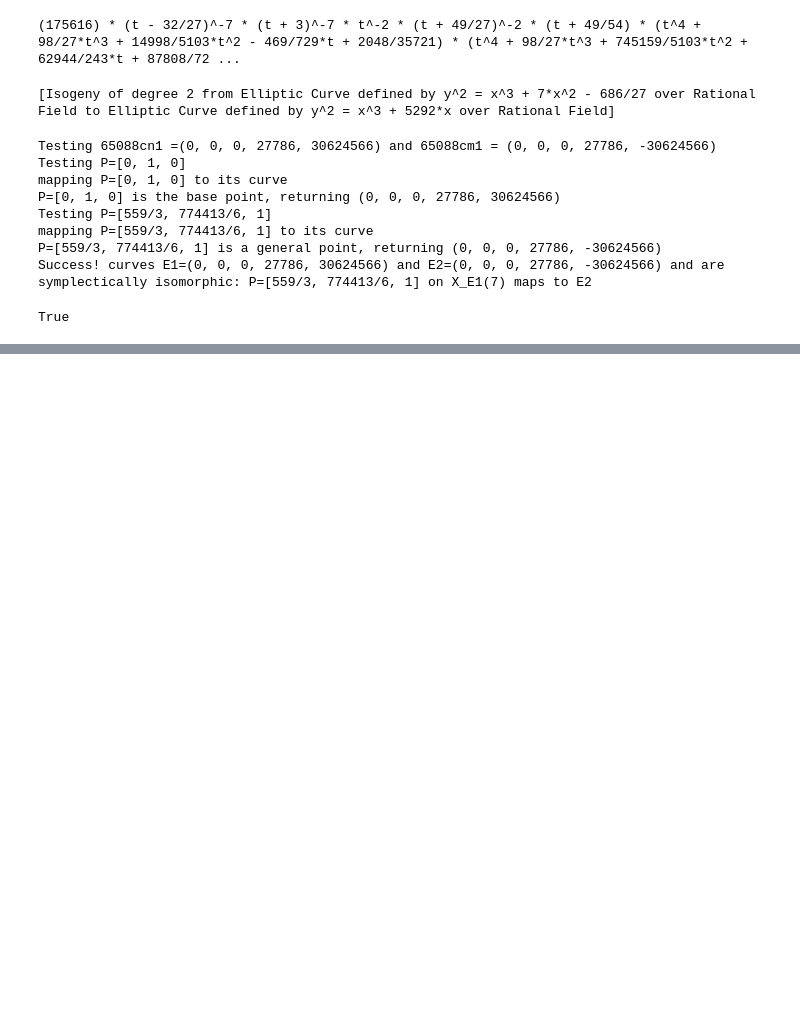
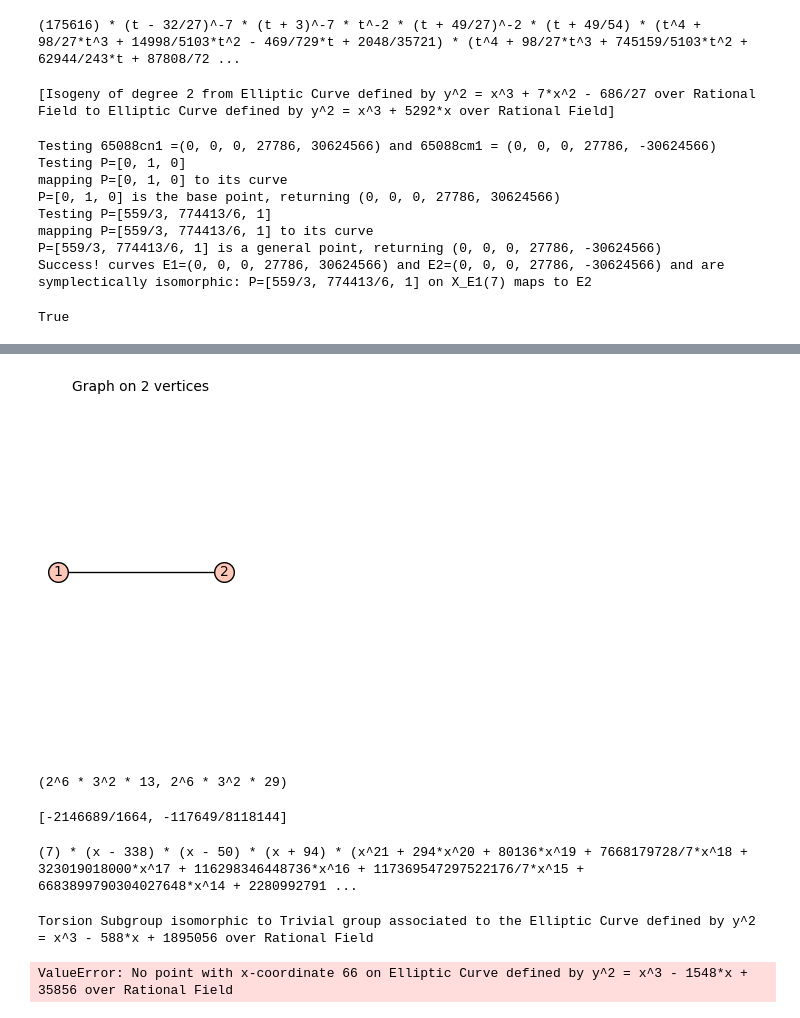
Before and after one commit to JohnCremona/congruences, a Jupyter notebook: testcong7.ipynb, the cells around one changed output, grey strips where cells are left out. Cells and saved outputs as stored; diff of their text form; code cells hidden in the pictures; blank space fills up the shorter version.

```diff
--- a/testcong7.ipynb
+++ b/testcong7.ipynb
@@ -923,0 +1014,3 @@ True
+# %%
+E1 = EllipticCurve('28224fo1')
+E2 = EllipticCurve('65088dg1')
@@ -923,0 +1079,24 @@ True
+# %%
+E2.isogeny_class().graph()
+# %% [output]
+[figure, added]
+# %%
+7488.factor(), 16704.factor()
+# %% [output]
+(2^6 * 3^2 * 13, 2^6 * 3^2 * 29)
+# %%
+[E.j_invariant() for E in [E1,E2]]
+# %% [output]
+[-2146689/1664, -117649/8118144]
+# %%
+E2.division_polynomial(7).factor()
+# %% [output]
+(7) * (x - 338) * (x - 50) * (x + 94) * (x^21 + 294*x^20 + 80136*x^19 + 7668179728/7*x^18 + 323019018000*x^17 + 116298346448736*x^16 + 117369547297522176/7*x^15 + 6683899790304027648*x^14 + 2280992791 ...
+# %%
+E2.torsion_subgroup()
+# %% [output]
+Torsion Subgroup isomorphic to Trivial group associated to the Elliptic Curve defined by y^2 = x^3 - 588*x + 1895056 over Rational Field
+# %%
+E1.lift_x(66)
+# %% [output]
+ValueError: No point with x-coordinate 66 on Elliptic Curve defined by y^2 = x^3 - 1548*x + 35856 over Rational Field
```
Also changed, not shown: parts of 27 cells of this notebook, 6 other files.
